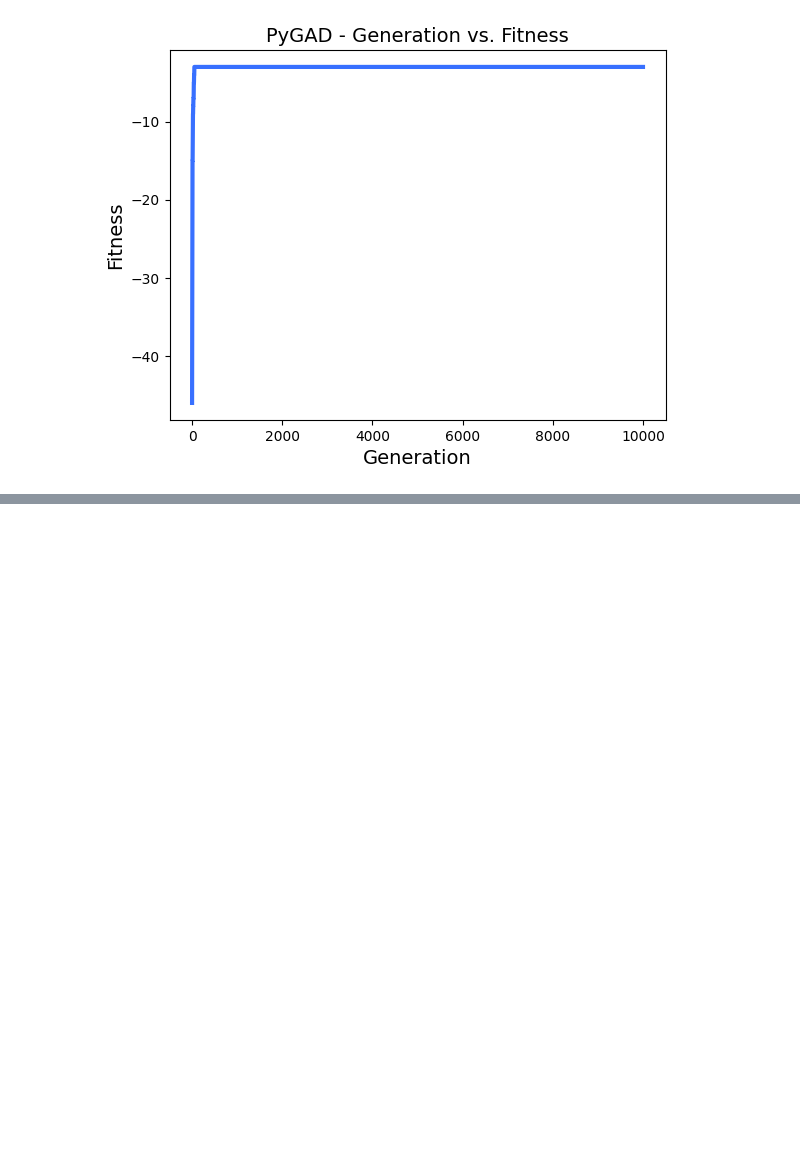
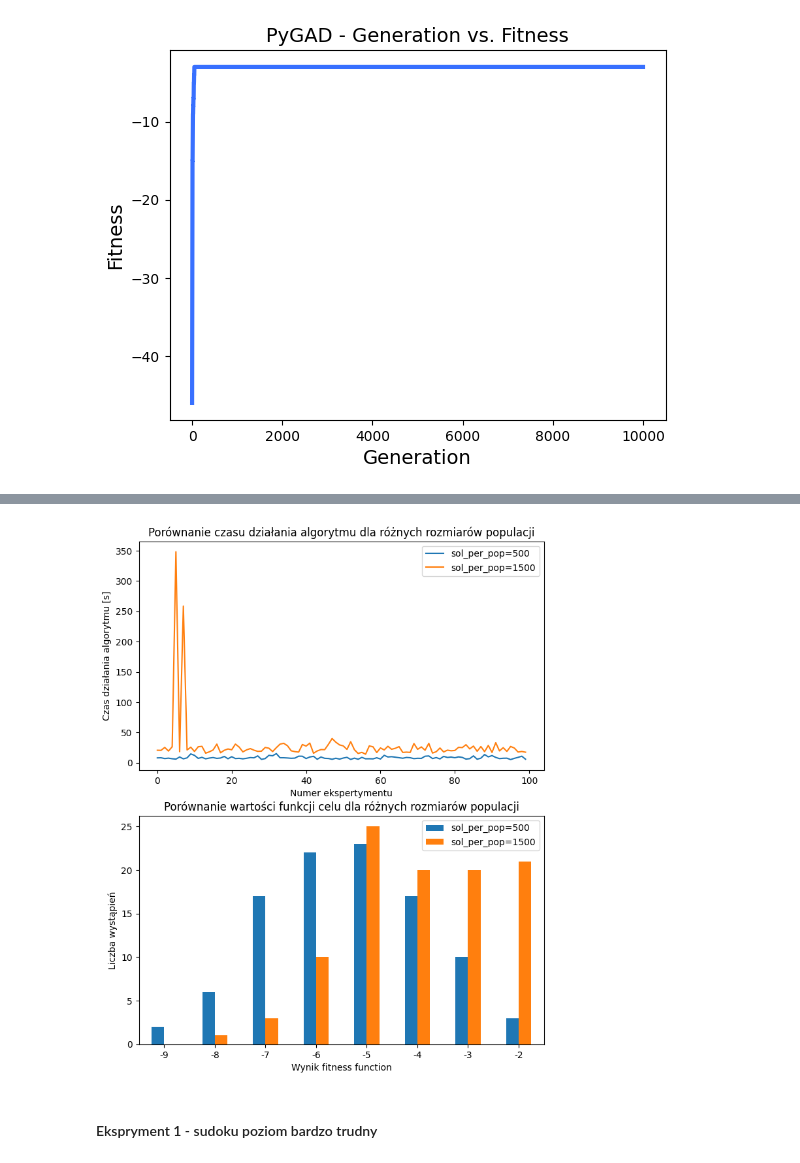
Before and after one commit to AnnaZw2/sudoku_solver, a Jupyter notebook: sudoku_v2.ipynb, the cells around one changed output, grey strips where cells are left out. Saved outputs shown, nothing was run; the diff lists cells and outputs as text; code cells hidden in the pictures; blank space fills up the shorter version.

```diff
--- a/sudoku_v2.ipynb
+++ b/sudoku_v2.ipynb
@@ -612,6 +779,12 @@ for i in range(100):
     num = random_number()
     sudoku_board = sudokus[num]
     sol =  test_parameters(1500, 25, 10000, 10, 'rank', 'uniform', 'random', 4,"saturate_50",sudokus_names[num],file_name)
+# %%
+make_plots("sudoku_5_6.csv")
+# %% [output]
+[figure, added]
+# %% [markdown]
+#### Ekspryment 1 - sudoku poziom bardzo trudny
 # %%
 file_name = "sudoku_7_8.csv"
 
```
Also changed, not shown: parts of 71 cells of this notebook, 10 other files.
